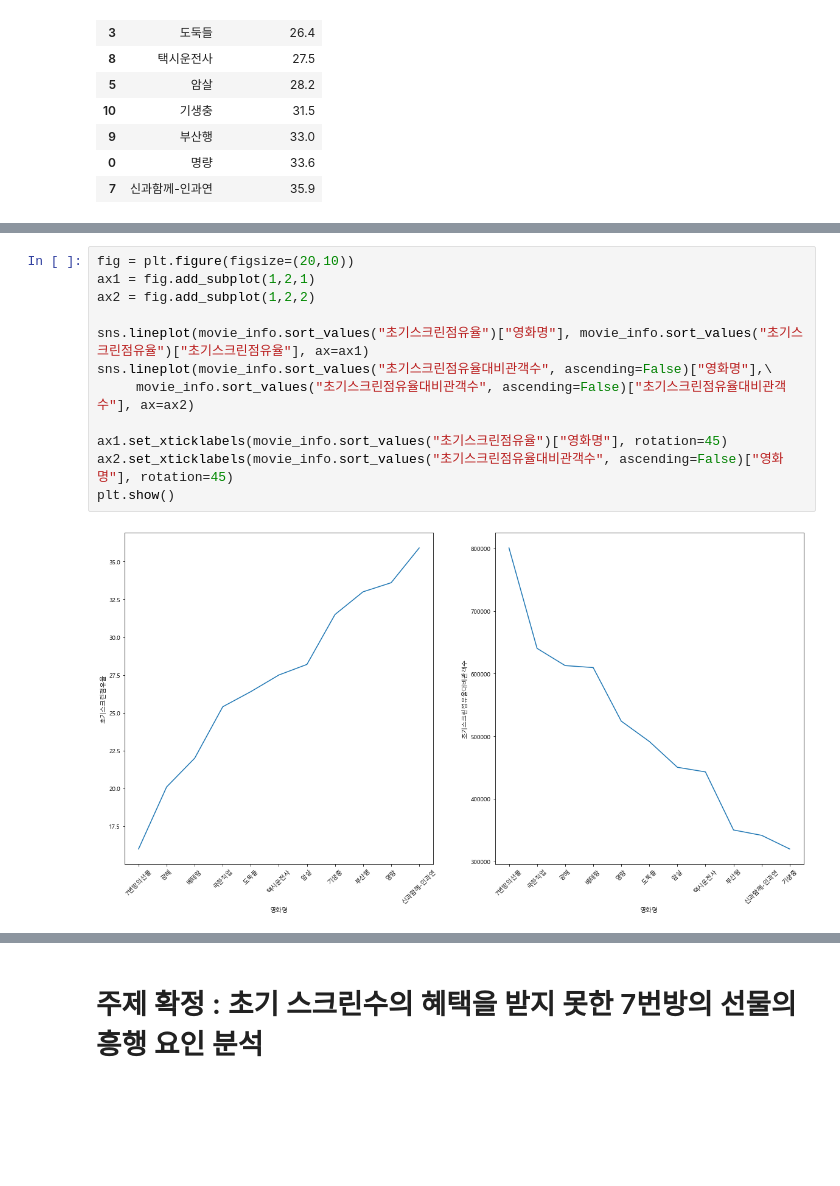
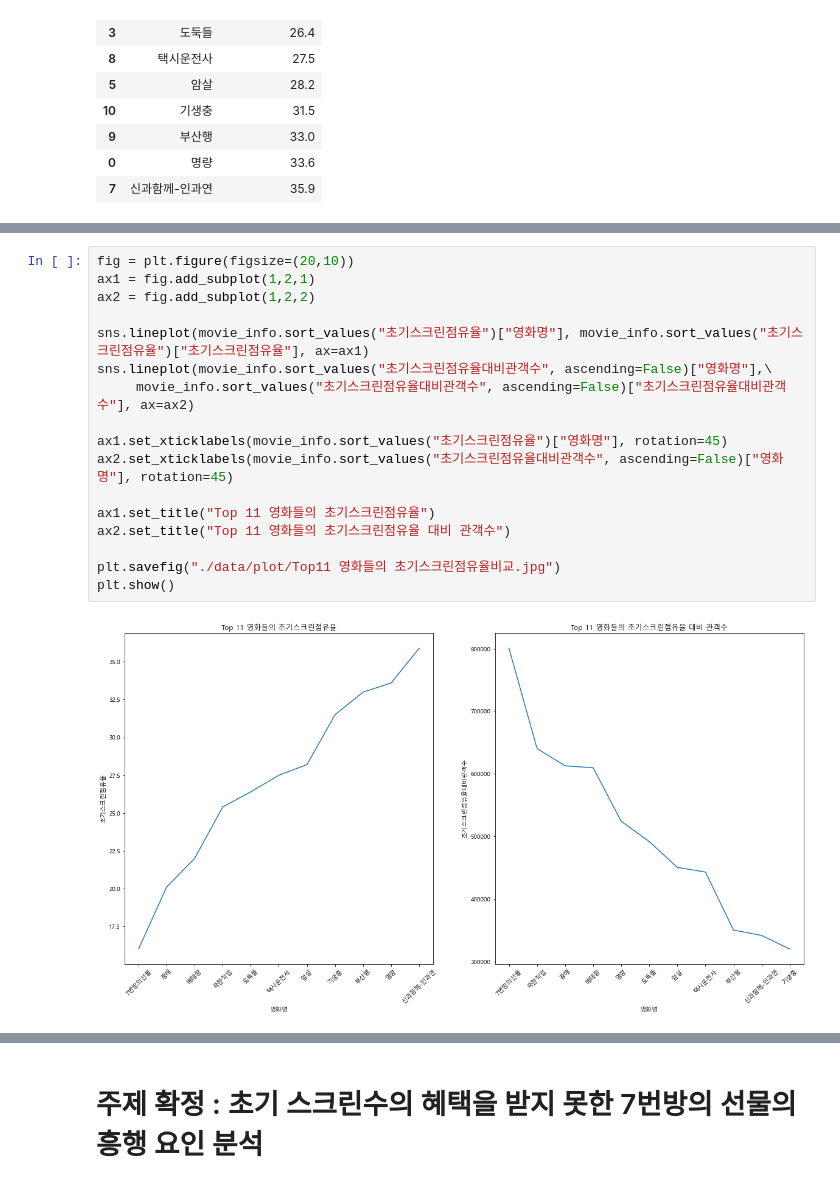
Before and after one commit to HyeogDo/korean_movie, a Jupyter notebook: top11_screen.ipynb, the cells around one changed output, grey strips where cells are left out. Saved outputs shown, nothing was run; the diff lists cells and outputs as text; blank space fills up the shorter version.

```diff
--- a/top11_screen.ipynb
+++ b/top11_screen.ipynb
@@ -247,17 +263,22 @@ plt.show()
 # %%
 fig = plt.figure(figsize=(20,10))
 ax1 = fig.add_subplot(1,2,1)
 ax2 = fig.add_subplot(1,2,2)
 
 sns.lineplot(movie_info.sort_values("초기스크린점유율")["영화명"], movie_info.sort_values("초기스크린점유율")["초기스크린점유율"], ax=ax1)
 sns.lineplot(movie_info.sort_values("초기스크린점유율대비관객수", ascending=False)["영화명"],\
      movie_info.sort_values("초기스크린점유율대비관객수", ascending=False)["초기스크린점유율대비관객수"], ax=ax2)
 
 ax1.set_xticklabels(movie_info.sort_values("초기스크린점유율")["영화명"], rotation=45)
 ax2.set_xticklabels(movie_info.sort_values("초기스크린점유율대비관객수", ascending=False)["영화명"], rotation=45)
+
+ax1.set_title("Top 11 영화들의 초기스크린점유율")
+ax2.set_title("Top 11 영화들의 초기스크린점유율 대비 관객수")
+
+plt.savefig("./data/plot/Top11 영화들의 초기스크린점유율비교.jpg")
 plt.show()
 # %% [output]
-[figure, old version]
+[figure, new version]
 # %%
 fig = plt.figure(figsize=(20,10))
 ax1 = fig.add_subplot(1,2,1)
```
Also changed, not shown: parts of 8 cells of this notebook.
